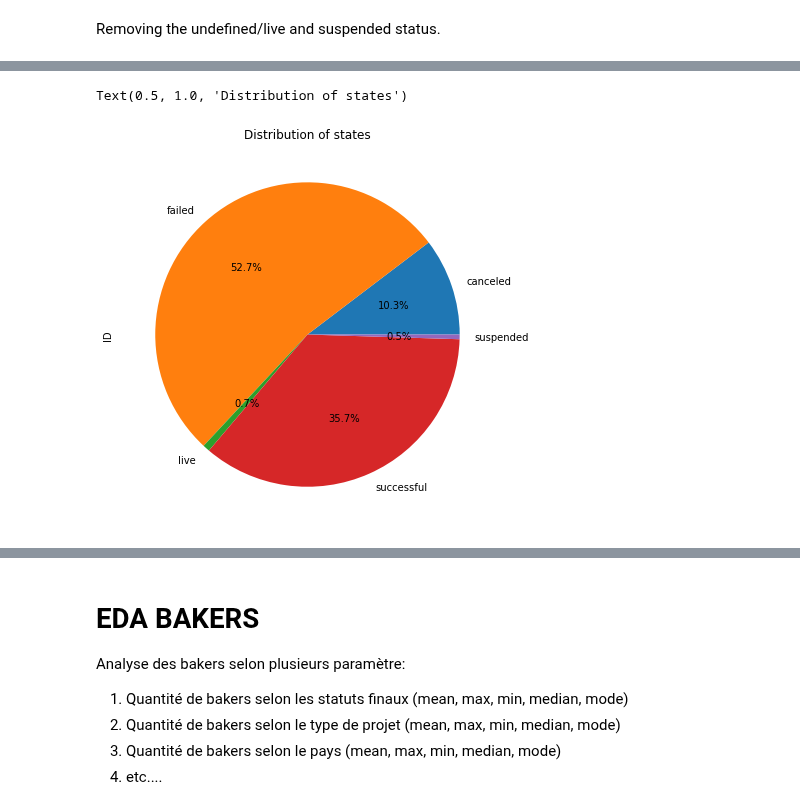
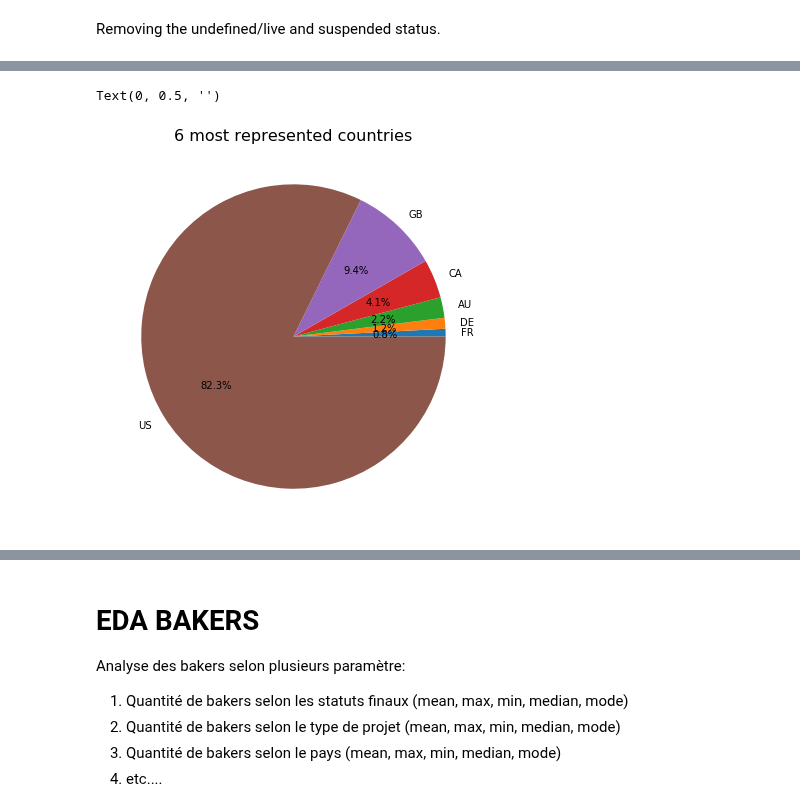
Before and after one commit to tbacha/DMML2019_Team_Apple, a Jupyter notebook: code/Kickstarter_notebook_Team_Apple.ipynb, the cells around one changed output, grey strips where cells are left out. Drawn from its saved outputs; the diff is of its cells as text; code cells hidden in the pictures.

```diff
--- a/code/Kickstarter_notebook_Team_Apple.ipynb
+++ b/code/Kickstarter_notebook_Team_Apple.ipynb
@@ -92,0 +78,2 @@ df1.shape
+# %%
+df = df.drop(['goal', 'pledged', 'usd pledged'], axis=1)
@@ -92,0 +99,3 @@ df1.shape
+# %%
+df = df[(df["country"] != 'N,0"') & (df["name"].notnull())]
+df.shape
@@ -92,0 +107,3 @@ df1.shape
+# %%
+df["pct_reached"] = round(df["usd_pledged_real"] / df["usd_goal_real"], 2)
+df["pct_reached"].head(10)
@@ -92,0 +122,3 @@ df1.shape
+# %%
+df["elapsed_time"] = df["deadline"] - df["launched"]
+df["elapsed_time"].head(10)
@@ -100,7 +204,8 @@ Text(0, 0.5, 'Main Category')
 # %%
-df_state = df[(df["state"] != "undefined")].groupby(["state"])["ID"].nunique()
-ax = df_state.plot(kind="pie", figsize=(7,7), autopct="%1.1f%%")
-ax.set_title("Distribution of states")
+df_country = df.groupby(["country"])["ID"].count().sort_values()
+ax = df_country.tail(6).plot(kind="pie", figsize=(7,7), autopct="%1.1f%%")
+ax.set_title("6 most represented countries", size=16)
+ax.set_ylabel("")
 # %% [output]
-Text(0.5, 1.0, 'Distribution of states')
+Text(0, 0.5, '')
-[figure, old version]
+[figure, new version]
```
Also changed, not shown: parts of 45 cells of this notebook.
